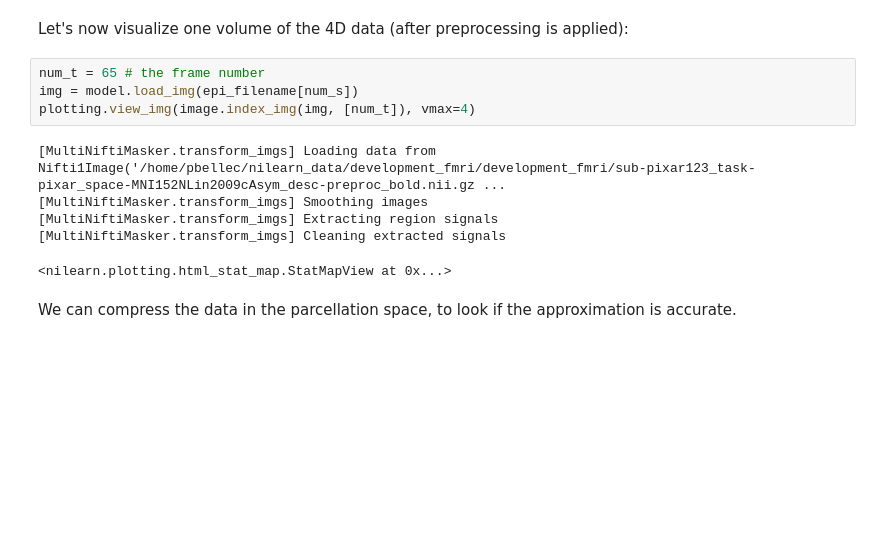
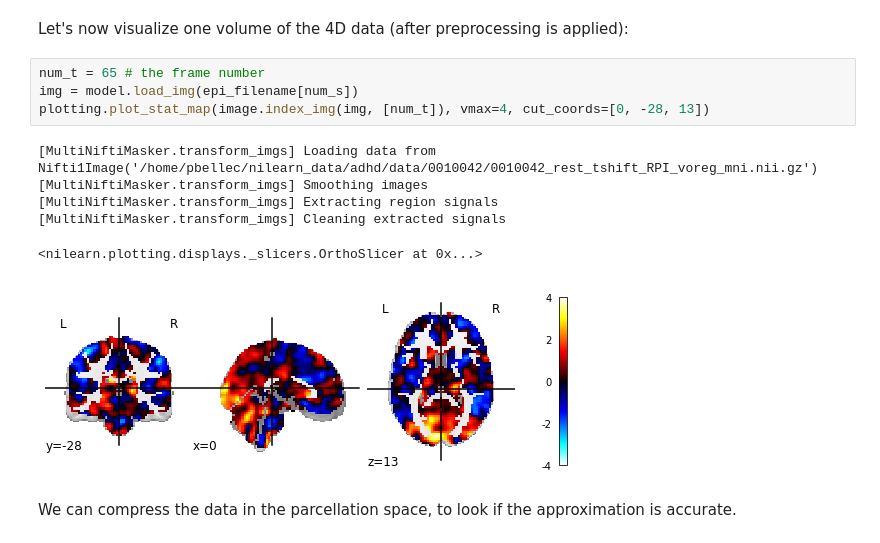
Before and after one commit to courtois-neuromod/dypac, a Jupyter notebook: examples/dypac_demo.ipynb, the cells around one changed output. Saved outputs shown, nothing was run; the diff lists cells and outputs as text; blank space fills up the shorter version.

```diff
--- a/examples/dypac_demo.ipynb
+++ b/examples/dypac_demo.ipynb
@@ -115,13 +116,14 @@ Let's now visualize one volume of the 4D data (after preprocessing is applied):
 # %%
 num_t = 65 # the frame number
 img = model.load_img(epi_filename[num_s])
-plotting.view_img(image.index_img(img, [num_t]), vmax=4)
+plotting.plot_stat_map(image.index_img(img, [num_t]), vmax=4, cut_coords=[0, -28, 13])
 # %% [output]
-[MultiNiftiMasker.transform_imgs] Loading data from Nifti1Image('/home/pbellec/nilearn_data/development_fmri/development_fmri/sub-pixar123_task-pixar_space-MNI152NLin2009cAsym_desc-preproc_bold.nii.gz ...
+[MultiNiftiMasker.transform_imgs] Loading data from Nifti1Image('/home/pbellec/nilearn_data/adhd/data/0010042/0010042_rest_tshift_RPI_voreg_mni.nii.gz')
 [MultiNiftiMasker.transform_imgs] Smoothing images
 [MultiNiftiMasker.transform_imgs] Extracting region signals
 [MultiNiftiMasker.transform_imgs] Cleaning extracted signals
-<nilearn.plotting.html_stat_map.StatMapView at 0x...>
+<nilearn.plotting.displays._slicers.OrthoSlicer at 0x...>
+[figure, added]
 # %% [markdown]
 We can compress the data in the parcellation space, to look if the approximation is accurate.
 # %%
```
Also changed, not shown: parts of 6 cells of this notebook, 2 other files.
